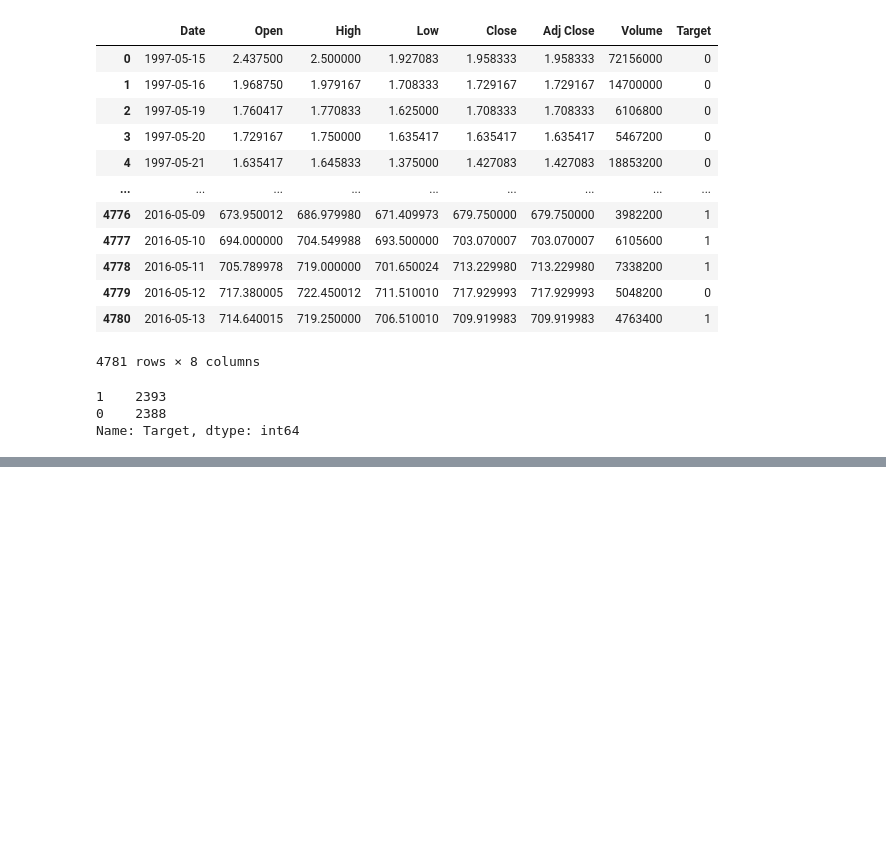
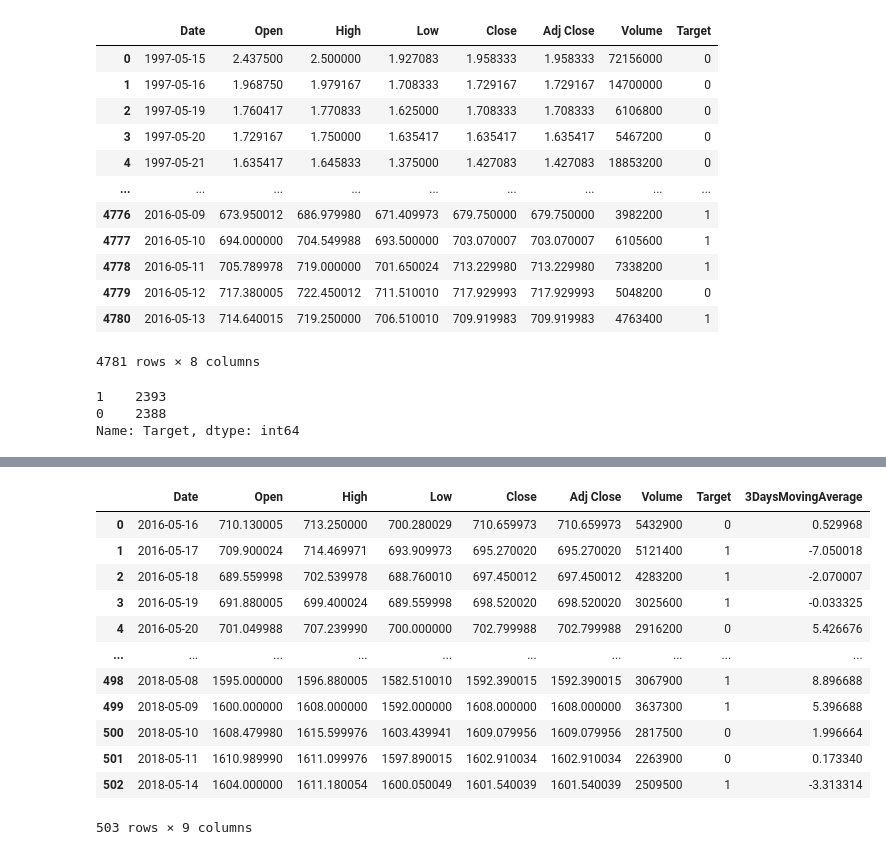
Before and after one commit to SoniMohandas/amazon_stock_price, a Jupyter notebook: amazon_stock.ipynb, the cells around one changed output, grey strips where cells are left out. Saved outputs shown, nothing was run; the diff lists cells and outputs as text; code cells hidden in the pictures; blank space fills up the shorter version.

```diff
--- a/amazon_stock.ipynb
+++ b/amazon_stock.ipynb
@@ -76,3 +76,7 @@ data_train.Target.value_counts()
 1    2393
 0    2388
 Name: Target, dtype: int64
+# %%
+data_val['Target'] = (data_val.Close>data_val.Open).shift(-1, fill_value=1).astype(int)
+data_test['Target'] = (data_test.Close>data_test.Open).shift(-1, fill_value=1).astype(int)
+data_test
@@ -78,0 +97,19 @@ Name: Target, dtype: int64
+# %%
+data_train['3DaysMovingAverage']=(data_train.Close-data_train.Open).rolling(window=3,min_periods=1).mean()
+data_val['3DaysMovingAverage']=(data_val.Close-data_val.Open).rolling(window=3,min_periods=1).mean()
+data_test['3DaysMovingAverage']=(data_test.Close-data_test.Open).rolling(window=3,min_periods=1).mean()
+data_val
+# %% [output]
+|  | Date | Open | High | Low | Close | Adj Close | Volume | Target | 3DaysMovingAverage |
+| 0 | 2016-05-16 | 710.130005 | 713.250000 | 700.280029 | 710.659973 | 710.659973 | 5432900 | 0 | 0.529968 |
+| 1 | 2016-05-17 | 709.900024 | 714.469971 | 693.909973 | 695.270020 | 695.270020 | 5121400 | 1 | -7.050018 |
+| 2 | 2016-05-18 | 689.559998 | 702.539978 | 688.760010 | 697.450012 | 697.450012 | 4283200 | 1 | -2.070007 |
+| 3 | 2016-05-19 | 691.880005 | 699.400024 | 689.559998 | 698.520020 | 698.520020 | 3025600 | 1 | -0.033325 |
+| 4 | 2016-05-20 | 701.049988 | 707.239990 | 700.000000 | 702.799988 | 702.799988 | 2916200 | 0 | 5.426676 |
+| ... | ... | ... | ... | ... | ... | ... | ... | ... | ... |
+| 498 | 2018-05-08 | 1595.000000 | 1596.880005 | 1582.510010 | 1592.390015 | 1592.390015 | 3067900 | 1 | 8.896688 |
+| 499 | 2018-05-09 | 1600.000000 | 1608.000000 | 1592.000000 | 1608.000000 | 1608.000000 | 3637300 | 1 | 5.396688 |
+| 500 | 2018-05-10 | 1608.479980 | 1615.599976 | 1603.439941 | 1609.079956 | 1609.079956 | 2817500 | 0 | 1.996664 |
+| 501 | 2018-05-11 | 1610.989990 | 1611.099976 | 1597.890015 | 1602.910034 | 1602.910034 | 2263900 | 0 | 0.173340 |
+| 502 | 2018-05-14 | 1604.000000 | 1611.180054 | 1600.050049 | 1601.540039 | 1601.540039 | 2509500 | 1 | -3.313314 |
+503 rows × 9 columns
```
Also changed, not shown: parts of 9 cells of this notebook.
